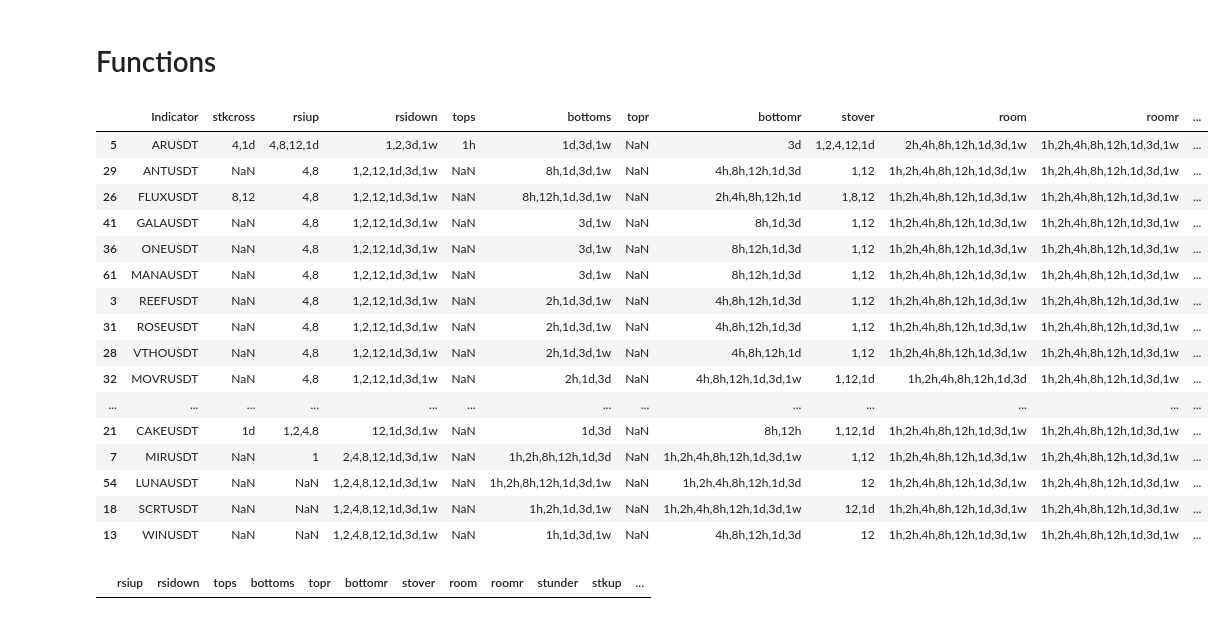
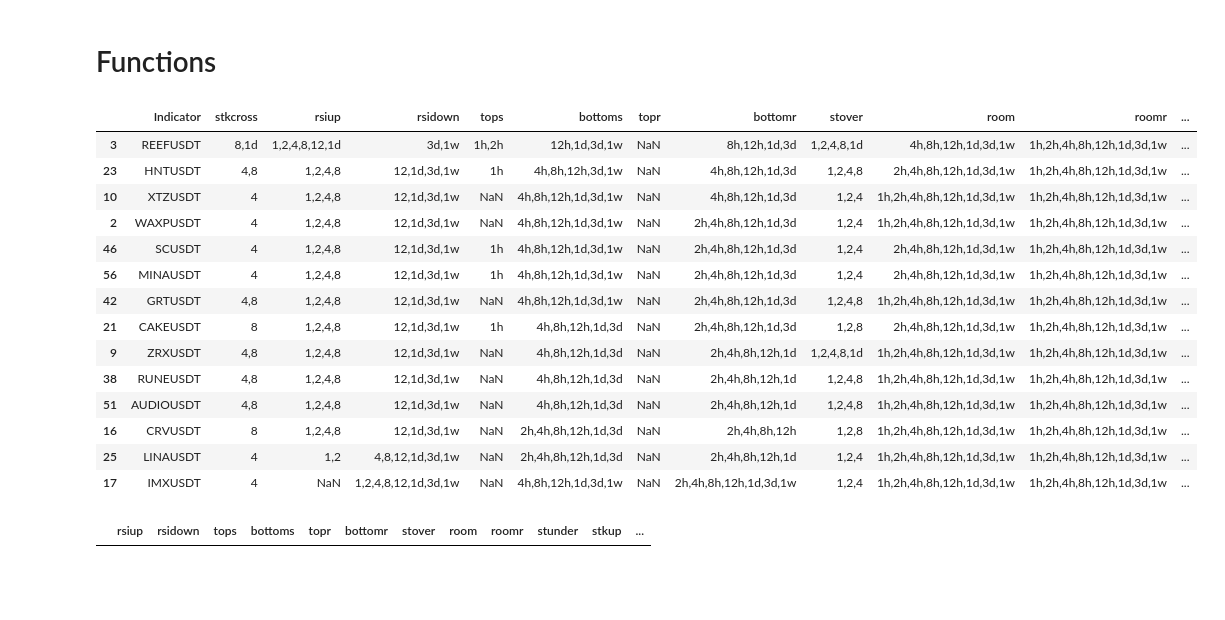
Before and after one commit to hjabbour/ML, a Jupyter notebook: MLDATA.ipynb, the cells around one changed output. Saved outputs shown, nothing was run; the diff lists cells and outputs as text; code cells hidden in the pictures; blank space fills up the shorter version.

```diff
--- a/MLDATA.ipynb
+++ b/MLDATA.ipynb
@@ -271,7 +271,7 @@ for interval in intervals:
     #test.set_index(['Indicator'],inplace=True)
     final=final.merge(test,how='left',on=['Indicator'])
     final=final.drop_duplicates(subset='Indicator',keep='last')
-    final.set_index(['Indicator'],inplace=True)
+    #final.set_index(['Indicator'],inplace=True)
 
     del test
     ## add the current date column
@@ -279,9 +279,11 @@ for interval in intervals:
 final['Time'] = pd.to_datetime('today')
 
 #final
+#final.reset_index(inplace=True)
 # %%
 #final.Indicator
 # %%
+
 #final=final.drop_duplicates(subset='Indicator',keep='last')
 #final= final.drop(columns=['Current_x','Current_y'])
 #final['Time'] = pd.to_datetime('today')
@@ -289,10 +291,9 @@ final['Time'] = pd.to_datetime('today')
 #final.to_csv("MLSTRSIMACDBTTOP.csv")
 final.to_csv("MLDATATOP"+str(date.today())+".csv")
 ## adding to two files the first file i thought there is a column missmatch
-final.to_csv('MLSTRSIMACDBTTOP.csv', mode='a', index=False, header=False)
-final.to_csv('MLDATATOP.csv', mode='a', index=False, header=False)
-
-final.reset_index(inplace=True)
+final.to_csv('MLSTRSIMACDBTTOP.csv', mode='a', index=True, header=False)
+final.to_csv('MLDATATOP.csv', mode='a', index=True, header=False)
+#final.reset_index(inplace=True)
 
 final.head()
 # %% [output]
@@ -1164,50 +1155,49 @@ test = newframe.loc[(newframe['rsiup'] <= '1d') & (newframe['stover'].notnull())
 
 #test = newframe.loc[(newframe['bottomr'] <= '12h') &  (newframe['bottoms'] <= '12h') ]
 test = newframe.loc[(newframe['bottomr'] >= '1d') & ((newframe['stover'].notnull()) | (newframe['stkcross'].notnull()))]
 
-test = newframe.loc[(newframe['bottomr'] >= '1h') & ((newframe['stover'].notnull()) | (newframe['stkcross'].notnull()))]
+test = newframe.loc[ (newframe['stkup'].notnull()) & (newframe['bottomr'] >= '2h') & ((newframe['stover'].notnull()) | (newframe['stkcross'].notnull()))]
 
+test = newframe.loc[ (newframe['stkup'].notnull()) & (newframe['bottomr'] >= '2h') & ((newframe['stover']>= '2h') | (newframe['stkcross']>='2h'))]
 
 #test = newframe.loc[(newframe['bottoms'] >= '1d') & ((newframe['stover'].notnull()) | (newframe['stkcross'].notnull()))]
 
 #test = newframe.loc[(newframe['tops'].isnull()) &  (newframe['rsidown'].isnull()) ]
 
 
 #test = newframe.loc[(newframe['stkup'].notnull()) &  (newframe['bottoms'].notnull()) & (newframe['tops'].isnull()) ]
 
 #test = newframe.loc[(newframe['rsiup'] <= '1w') & (newframe['bottoms'] >= '4h') &  (newframe['shift'].notnull())]
 
 
 #test = newframe.loc[(newframe['shift'].notnull()) &  (newframe['bottoms'].notnull()) ]
 
 #test = newframe.loc[(newframe['rsidown'].isnull()) | (newframe['rsidown'] <= '1') ]
 
 #test = newframe.loc[(newframe['shift'] >= '1h') &  (newframe['dshift'].isnull()) & (newframe['downtrend'].isnull()) ]
 #test = newframe.loc[(newframe['shift'] >= '1h') &  (newframe['dshift'].isnull()) ]
 
 #test = newframe.loc[(newframe['shift'] >= '12h,1d,3d')]
 
 newframe
 
 test
 # %% [output]
 |  | Indicator | stkcross | rsiup | rsidown | tops | bottoms | topr | bottomr | stover | room | roomr | ... |
-| 5 | ARUSDT | 4,1d | 4,8,12,1d | 1,2,3d,1w | 1h | 1d,3d,1w | NaN | 3d | 1,2,4,12,1d | 2h,4h,8h,12h,1d,3d,1w | 1h,2h,4h,8h,12h,1d,3d,1w | ... |
-| 29 | ANTUSDT | NaN | 4,8 | 1,2,12,1d,3d,1w | NaN | 8h,1d,3d,1w | NaN | 4h,8h,12h,1d,3d | 1,12 | 1h,2h,4h,8h,12h,1d,3d,1w | 1h,2h,4h,8h,12h,1d,3d,1w | ... |
-| 26 | FLUXUSDT | 8,12 | 4,8 | 1,2,12,1d,3d,1w | NaN | 8h,12h,1d,3d,1w | NaN | 2h,4h,8h,12h,1d | 1,8,12 | 1h,2h,4h,8h,12h,1d,3d,1w | 1h,2h,4h,8h,12h,1d,3d,1w | ... |
-| 41 | GALAUSDT | NaN | 4,8 | 1,2,12,1d,3d,1w | NaN | 3d,1w | NaN | 8h,1d,3d | 1,12 | 1h,2h,4h,8h,12h,1d,3d,1w | 1h,2h,4h,8h,12h,1d,3d,1w | ... |
-| 36 | ONEUSDT | NaN | 4,8 | 1,2,12,1d,3d,1w | NaN | 3d,1w | NaN | 8h,12h,1d,3d | 1,12 | 1h,2h,4h,8h,12h,1d,3d,1w | 1h,2h,4h,8h,12h,1d,3d,1w | ... |
-| 61 | MANAUSDT | NaN | 4,8 | 1,2,12,1d,3d,1w | NaN | 3d,1w | NaN | 8h,12h,1d,3d | 1,12 | 1h,2h,4h,8h,12h,1d,3d,1w | 1h,2h,4h,8h,12h,1d,3d,1w | ... |
-| 3 | REEFUSDT | NaN | 4,8 | 1,2,12,1d,3d,1w | NaN | 2h,1d,3d,1w | NaN | 4h,8h,12h,1d,3d | 1,12 | 1h,2h,4h,8h,12h,1d,3d,1w | 1h,2h,4h,8h,12h,1d,3d,1w | ... |
-| 31 | ROSEUSDT | NaN | 4,8 | 1,2,12,1d,3d,1w | NaN | 2h,1d,3d,1w | NaN | 4h,8h,12h,1d,3d | 1,12 | 1h,2h,4h,8h,12h,1d,3d,1w | 1h,2h,4h,8h,12h,1d,3d,1w | ... |
-| 28 | VTHOUSDT | NaN | 4,8 | 1,2,12,1d,3d,1w | NaN | 2h,1d,3d,1w | NaN | 4h,8h,12h,1d | 1,12 | 1h,2h,4h,8h,12h,1d,3d,1w | 1h,2h,4h,8h,12h,1d,3d,1w | ... |
-| 32 | MOVRUSDT | NaN | 4,8 | 1,2,12,1d,3d,1w | NaN | 2h,1d,3d | NaN | 4h,8h,12h,1d,3d,1w | 1,12,1d | 1h,2h,4h,8h,12h,1d,3d | 1h,2h,4h,8h,12h,1d,3d,1w | ... |
-| ... | ... | ... | ... | ... | ... | ... | ... | ... | ... | ... | ... | ... |
-| 21 | CAKEUSDT | 1d | 1,2,4,8 | 12,1d,3d,1w | NaN | 1d,3d | NaN | 8h,12h | 1,12,1d | 1h,2h,4h,8h,12h,1d,3d,1w | 1h,2h,4h,8h,12h,1d,3d,1w | ... |
-| 7 | MIRUSDT | NaN | 1 | 2,4,8,12,1d,3d,1w | NaN | 1h,2h,8h,12h,1d,3d | NaN | 1h,2h,4h,8h,12h,1d,3d,1w | 1,12 | 1h,2h,4h,8h,12h,1d,3d,1w | 1h,2h,4h,8h,12h,1d,3d,1w | ... |
-| 54 | LUNAUSDT | NaN | NaN | 1,2,4,8,12,1d,3d,1w | NaN | 1h,2h,8h,12h,1d,3d,1w | NaN | 1h,2h,4h,8h,12h,1d,3d | 12 | 1h,2h,4h,8h,12h,1d,3d,1w | 1h,2h,4h,8h,12h,1d,3d,1w | ... |
-| 18 | SCRTUSDT | NaN | NaN | 1,2,4,8,12,1d,3d,1w | NaN | 1h,2h,1d,3d,1w | NaN | 1h,2h,4h,8h,12h,1d,3d,1w | 12,1d | 1h,2h,4h,8h,12h,1d,3d,1w | 1h,2h,4h,8h,12h,1d,3d,1w | ... |
-| 13 | WINUSDT | NaN | NaN | 1,2,4,8,12,1d,3d,1w | NaN | 1h,1d,3d,1w | NaN | 4h,8h,12h,1d,3d | 12 | 1h,2h,4h,8h,12h,1d,3d,1w | 1h,2h,4h,8h,12h,1d,3d,1w | ... |
+| 3 | REEFUSDT | 8,1d | 1,2,4,8,12,1d | 3d,1w | 1h,2h | 12h,1d,3d,1w | NaN | 8h,12h,1d,3d | 1,2,4,8,1d | 4h,8h,12h,1d,3d,1w | 1h,2h,4h,8h,12h,1d,3d,1w | ... |
+| 23 | HNTUSDT | 4,8 | 1,2,4,8 | 12,1d,3d,1w | 1h | 4h,8h,12h,3d,1w | NaN | 4h,8h,12h,1d,3d | 1,2,4,8 | 2h,4h,8h,12h,1d,3d,1w | 1h,2h,4h,8h,12h,1d,3d,1w | ... |
+| 10 | XTZUSDT | 4 | 1,2,4,8 | 12,1d,3d,1w | NaN | 4h,8h,12h,1d,3d,1w | NaN | 4h,8h,12h,1d,3d | 1,2,4 | 1h,2h,4h,8h,12h,1d,3d,1w | 1h,2h,4h,8h,12h,1d,3d,1w | ... |
+| 2 | WAXPUSDT | 4 | 1,2,4,8 | 12,1d,3d,1w | NaN | 4h,8h,12h,1d,3d,1w | NaN | 2h,4h,8h,12h,1d,3d | 1,2,4 | 1h,2h,4h,8h,12h,1d,3d,1w | 1h,2h,4h,8h,12h,1d,3d,1w | ... |
+| 46 | SCUSDT | 4 | 1,2,4,8 | 12,1d,3d,1w | 1h | 4h,8h,12h,1d,3d,1w | NaN | 2h,4h,8h,12h,1d,3d | 1,2,4 | 2h,4h,8h,12h,1d,3d,1w | 1h,2h,4h,8h,12h,1d,3d,1w | ... |
+| 56 | MINAUSDT | 4 | 1,2,4,8 | 12,1d,3d,1w | 1h | 4h,8h,12h,1d,3d,1w | NaN | 2h,4h,8h,12h,1d,3d | 1,2,4 | 2h,4h,8h,12h,1d,3d,1w | 1h,2h,4h,8h,12h,1d,3d,1w | ... |
+| 42 | GRTUSDT | 4,8 | 1,2,4,8 | 12,1d,3d,1w | NaN | 4h,8h,12h,1d,3d,1w | NaN | 2h,4h,8h,12h,1d,3d | 1,2,4,8 | 1h,2h,4h,8h,12h,1d,3d,1w | 1h,2h,4h,8h,12h,1d,3d,1w | ... |
+| 21 | CAKEUSDT | 8 | 1,2,4,8 | 12,1d,3d,1w | 1h | 4h,8h,12h,1d,3d | NaN | 2h,4h,8h,12h,1d,3d | 1,2,8 | 2h,4h,8h,12h,1d,3d,1w | 1h,2h,4h,8h,12h,1d,3d,1w | ... |
+| 9 | ZRXUSDT | 4,8 | 1,2,4,8 | 12,1d,3d,1w | NaN | 4h,8h,12h,1d,3d | NaN | 2h,4h,8h,12h,1d | 1,2,4,8,1d | 1h,2h,4h,8h,12h,1d,3d,1w | 1h,2h,4h,8h,12h,1d,3d,1w | ... |
+| 38 | RUNEUSDT | 4,8 | 1,2,4,8 | 12,1d,3d,1w | NaN | 4h,8h,12h,1d,3d | NaN | 2h,4h,8h,12h,1d | 1,2,4,8 | 1h,2h,4h,8h,12h,1d,3d,1w | 1h,2h,4h,8h,12h,1d,3d,1w | ... |
+| 51 | AUDIOUSDT | 4,8 | 1,2,4,8 | 12,1d,3d,1w | NaN | 4h,8h,12h,1d,3d | NaN | 2h,4h,8h,12h,1d | 1,2,4,8 | 1h,2h,4h,8h,12h,1d,3d,1w | 1h,2h,4h,8h,12h,1d,3d,1w | ... |
+| 16 | CRVUSDT | 8 | 1,2,4,8 | 12,1d,3d,1w | NaN | 2h,4h,8h,12h,1d,3d | NaN | 2h,4h,8h,12h | 1,2,8 | 1h,2h,4h,8h,12h,1d,3d,1w | 1h,2h,4h,8h,12h,1d,3d,1w | ... |
+| 25 | LINAUSDT | 4 | 1,2 | 4,8,12,1d,3d,1w | NaN | 2h,4h,8h,12h,1d,3d | NaN | 2h,4h,8h,12h,1d | 1,2,4 | 1h,2h,4h,8h,12h,1d,3d,1w | 1h,2h,4h,8h,12h,1d,3d,1w | ... |
+| 17 | IMXUSDT | 4 | NaN | 1,2,4,8,12,1d,3d,1w | NaN | 4h,8h,12h,1d,3d,1w | NaN | 2h,4h,8h,12h,1d,3d,1w | 1,2,4 | 1h,2h,4h,8h,12h,1d,3d,1w | 1h,2h,4h,8h,12h,1d,3d,1w | ... |
 # %%
 # Indicators for the week shift
 
```
Also changed, not shown: parts of 6 cells of this notebook, 5 other files.
